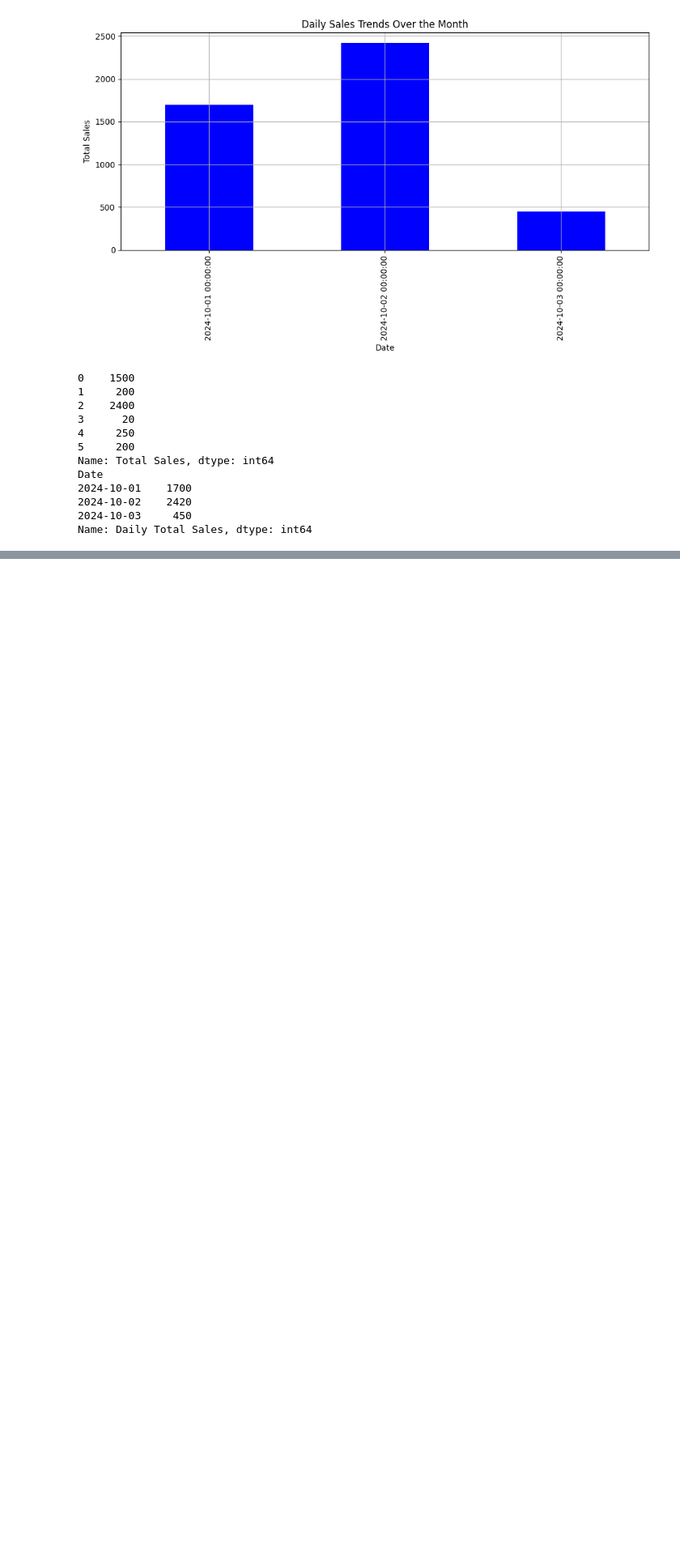
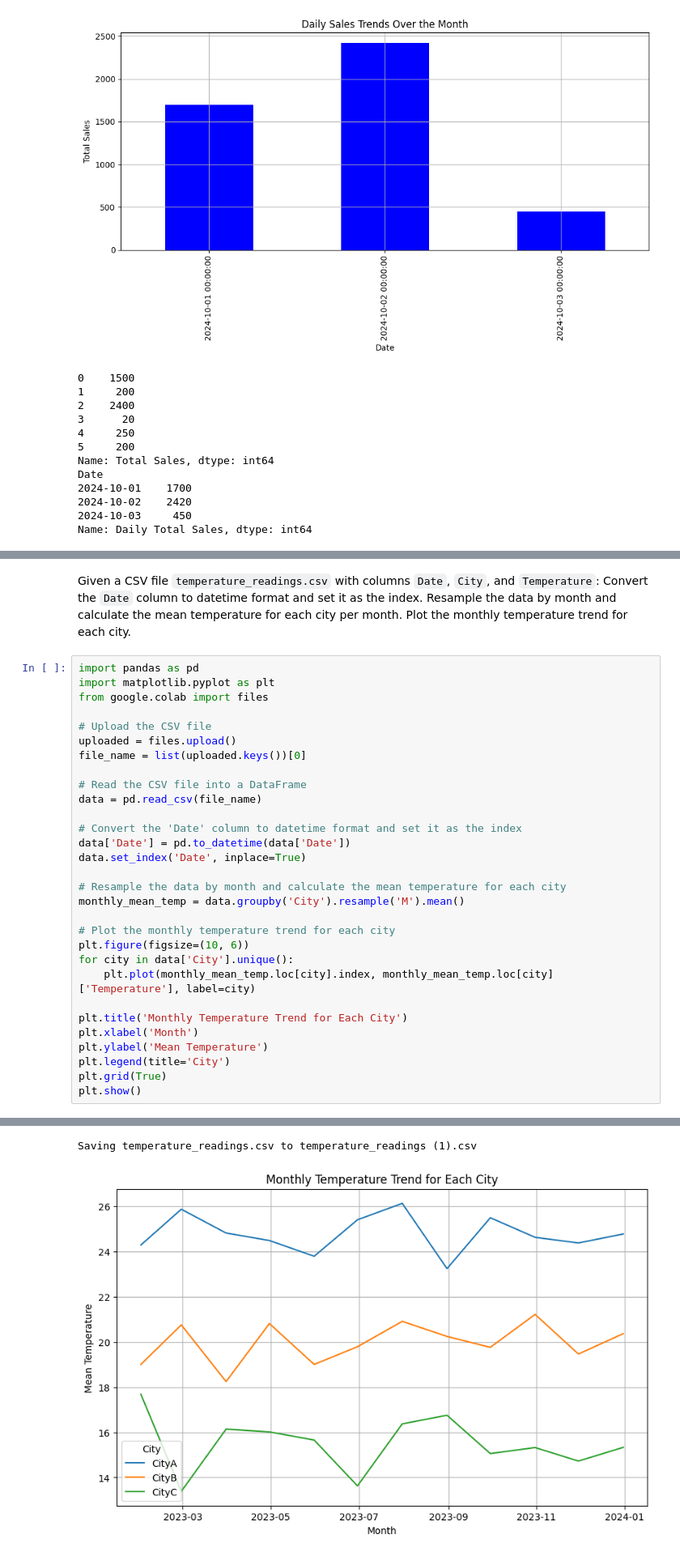
Before and after one commit to NeerajaJayanthy/python-programming, a Jupyter notebook: python_problems.ipynb, the cells around one changed output, grey strips where cells are left out. Shown at 81% size. Drawn from its saved outputs; the diff is of its cells as text; blank space fills up the shorter version.

```diff
--- a/python_problems.ipynb
+++ b/python_problems.ipynb
@@ -424,0 +472,33 @@ Name: Daily Total Sales, dtype: int64
+# %% [markdown]
+Given a CSV file `temperature_readings.csv` with columns `Date`, `City`, and `Temperature`: Convert the `Date` column to datetime format and set it as the index. Resample the data by month and calculate the mean temperature for each city per month. Plot the monthly temperature trend for each city.
+# %%
+import pandas as pd
+import matplotlib.pyplot as plt
+from google.colab import files
+
+# Upload the CSV file
+uploaded = files.upload()
+file_name = list(uploaded.keys())[0]
+
+# Read the CSV file into a DataFrame
+data = pd.read_csv(file_name)
+
+# Convert the 'Date' column to datetime format and set it as the index
+data['Date'] = pd.to_datetime(data['Date'])
+data.set_index('Date', inplace=True)
+
+# Resample the data by month and calculate the mean temperature for each city
+monthly_mean_temp = data.groupby('City').resample('M').mean()
+
+# Plot the monthly temperature trend for each city
+plt.figure(figsize=(10, 6))
+for city in data['City'].unique():
+    plt.plot(monthly_mean_temp.loc[city].index, monthly_mean_temp.loc[city]['Temperature'], label=city)
+
+plt.title('Monthly Temperature Trend for Each City')
+plt.xlabel('Month')
+plt.ylabel('Mean Temperature')
+plt.legend(title='City')
+plt.grid(True)
+plt.show()
+# %% [output]
@@ -424,0 +506,2 @@ Name: Daily Total Sales, dtype: int64
+Saving temperature_readings.csv to temperature_readings (1).csv
+[figure, added]
```
Also changed, not shown: parts of 6 cells of this notebook.
